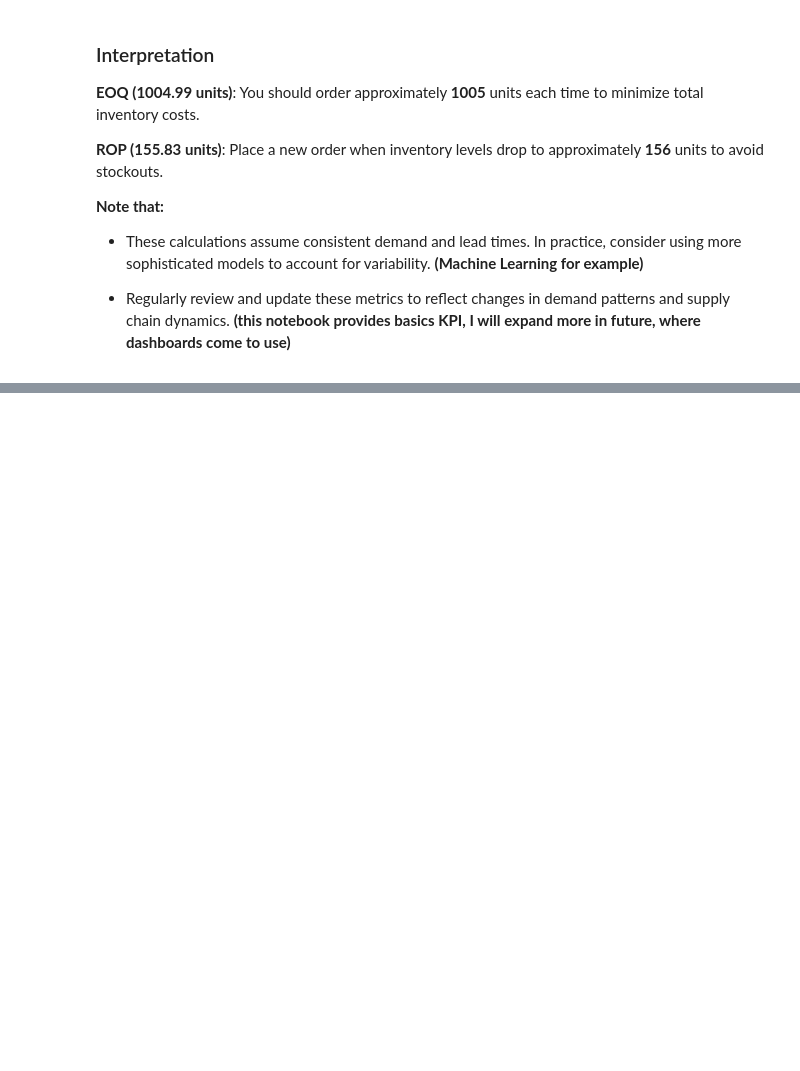
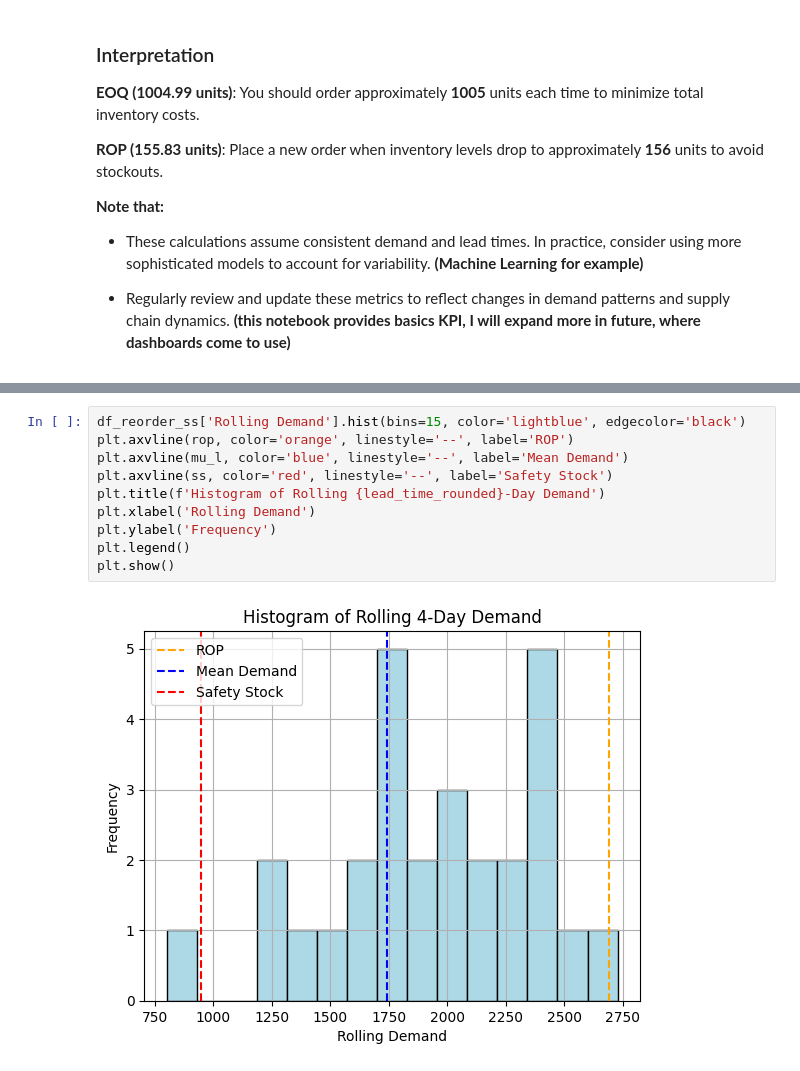
Before and after one commit to laithrasheed/Data-Science-Projects, a Jupyter notebook: Supply Chains Domain Knowledge/Coursera Specialization - Leverage Data Science for a More Agile Supply Chain/Practical notes with numeric data.ipynb, the cells around one changed output, grey strips where cells are left out. Drawn from its saved outputs; the diff is of its cells as text; blank space fills up the shorter version.

```diff
--- a/Supply Chains Domain Knowledge/Coursera Specialization - Leverage Data Science for a More Agile Supply Chain/Practical notes with numeric data.ipynb
+++ b/Supply Chains Domain Knowledge/Coursera Specialization - Leverage Data Science for a More Agile Supply Chain/Practical notes with numeric data.ipynb
@@ -562,0 +727,12 @@ df_sim.head(12)
+# %%
+df_reorder_ss['Rolling Demand'].hist(bins=15, color='lightblue', edgecolor='black')
+plt.axvline(rop, color='orange', linestyle='--', label='ROP')
+plt.axvline(mu_l, color='blue', linestyle='--', label='Mean Demand')
+plt.axvline(ss, color='red', linestyle='--', label='Safety Stock')
+plt.title(f'Histogram of Rolling {lead_time_rounded}-Day Demand')
+plt.xlabel('Rolling Demand')
+plt.ylabel('Frequency')
+plt.legend()
+plt.show()
+# %% [output]
+[figure, added]
```
Also changed, not shown: parts of 21 cells of this notebook, 3 other files.
